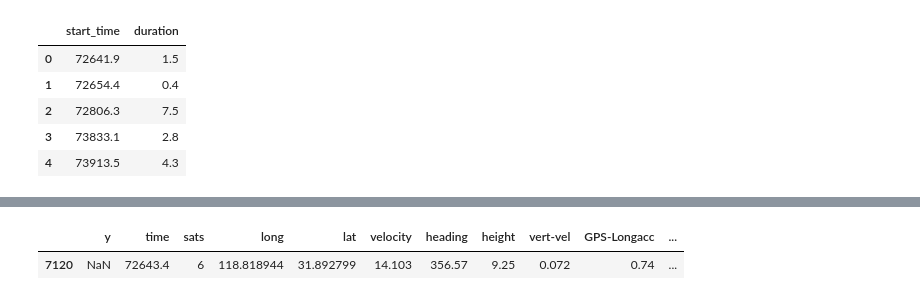
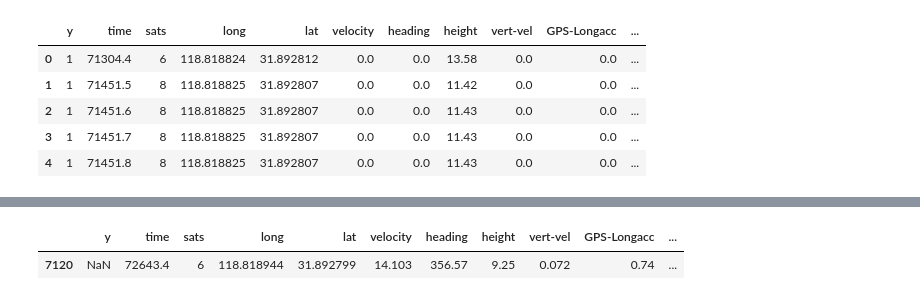
Before and after one commit to akhlaq1/data_mining_project, a Jupyter notebook: supervised_preparing_dataset.ipynb, the cells around one changed output, grey strips where cells are left out. Cells and saved outputs as stored; diff of their text form; code cells hidden in the pictures.

```diff
--- a/supervised_preparing_dataset.ipynb
+++ b/supervised_preparing_dataset.ipynb
@@ -5,12 +5,15 @@ import numpy as np
 df = pd.read_csv("VBOX _supervised.csv")
 # %%
 df_y = pd.read_csv("./abnormal_events.csv")
+# %%
+df_x = df
+df_x.loc[:,'y'] = 1
 # %%
-df_y.head()
+df_x.head()
 # %% [output]
-|  | start_time | duration |
-| 0 | 72641.9 | 1.5 |
-| 1 | 72654.4 | 0.4 |
-| 2 | 72806.3 | 7.5 |
-| 3 | 73833.1 | 2.8 |
-| 4 | 73913.5 | 4.3 |
+|  | y | time | sats | long | lat | velocity | heading | height | vert-vel | GPS-Longacc | ... |
+| 0 | 1 | 71304.4 | 6 | 118.818824 | 31.892812 | 0.0 | 0.0 | 13.58 | 0.0 | 0.0 | ... |
+| 1 | 1 | 71451.5 | 8 | 118.818825 | 31.892807 | 0.0 | 0.0 | 11.42 | 0.0 | 0.0 | ... |
+| 2 | 1 | 71451.6 | 8 | 118.818825 | 31.892807 | 0.0 | 0.0 | 11.43 | 0.0 | 0.0 | ... |
+| 3 | 1 | 71451.7 | 8 | 118.818825 | 31.892807 | 0.0 | 0.0 | 11.43 | 0.0 | 0.0 | ... |
+| 4 | 1 | 71451.8 | 8 | 118.818825 | 31.892807 | 0.0 | 0.0 | 11.43 | 0.0 | 0.0 | ... |
```
Also changed, not shown: parts of 1 cell of this notebook, 27 other files.
